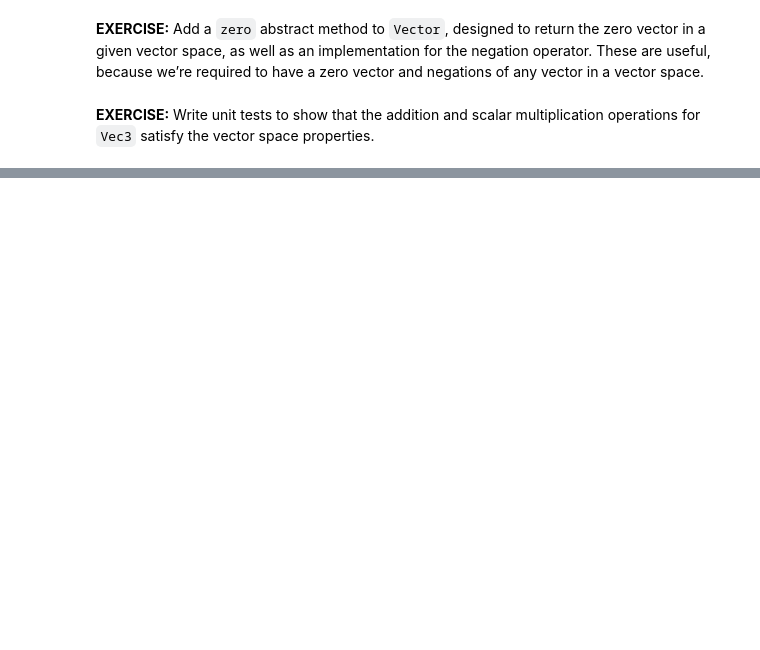
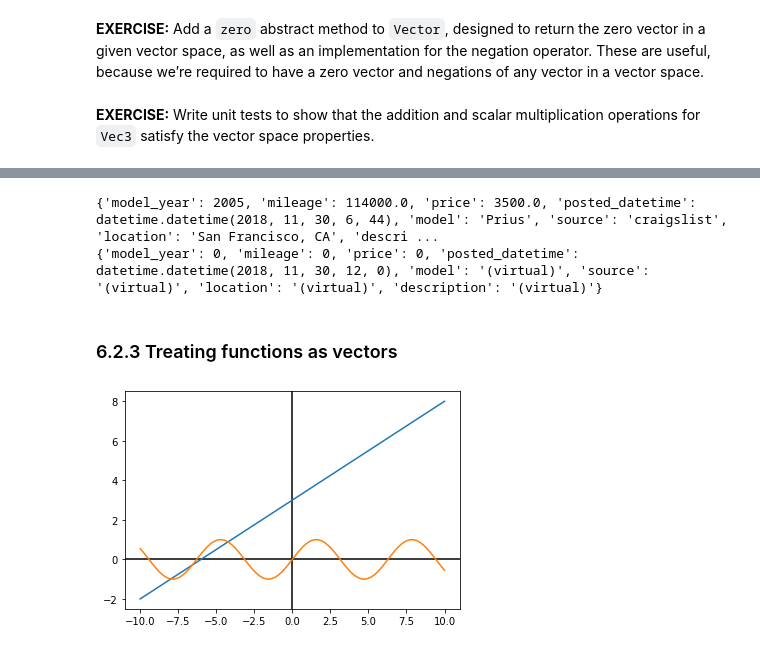
Before and after one commit to saradhimpardha/math_for_programmers, a Jupyter notebook: chapter_06/chapter_06_exercise.ipynb, the cells around one changed output, grey strips where cells are left out. Drawn from its saved outputs; the diff is of its cells as text; code cells hidden in the pictures; blank space fills up the shorter version.

```diff
--- a/chapter_06/chapter_06_exercise.ipynb
+++ b/chapter_06/chapter_06_exercise.ipynb
@@ -320,0 +697,30 @@ for i in range(0,100):
+# %%
+print(cars[0].__dict__ )
+print(CarForSale.zero().__dict__)
+# %% [output]
+{'model_year': 2005, 'mileage': 114000.0, 'price': 3500.0, 'posted_datetime': datetime.datetime(2018, 11, 30, 6, 44), 'model': 'Prius', 'source': 'craigslist', 'location': 'San Francisco, CA', 'descri ...
+{'model_year': 0, 'mileage': 0, 'price': 0, 'posted_datetime': datetime.datetime(2018, 11, 30, 12, 0), 'model': '(virtual)', 'source': '(virtual)', 'location': '(virtual)', 'description': '(virtual)'}
+# %% [markdown]
+### 6.2.3 Treating functions as vectors
+# %%
+# plotting utility function for functions in this chapter
+import numpy as np
+import matplotlib.pyplot as plt
+from math import sin
+
+def plot(fs, xmin, xmax):
+    xs = np.linspace(xmin,xmax,100)
+    fig, ax = plt.subplots()
+    ax.axhline(y=0, color='k')
+    ax.axvline(x=0, color='k')
+    for f in fs:
+        ys = [f(x) for x in xs]
+        plt.plot(xs,ys)
+# %%
+def f(x):
+    return 0.5 * x + 3
+def g(x):
+    return sin(x)
+plot([f,g],-10,10)
+# %% [output]
+[figure, added]
```
Also changed, not shown: parts of 115 cells of this notebook.
